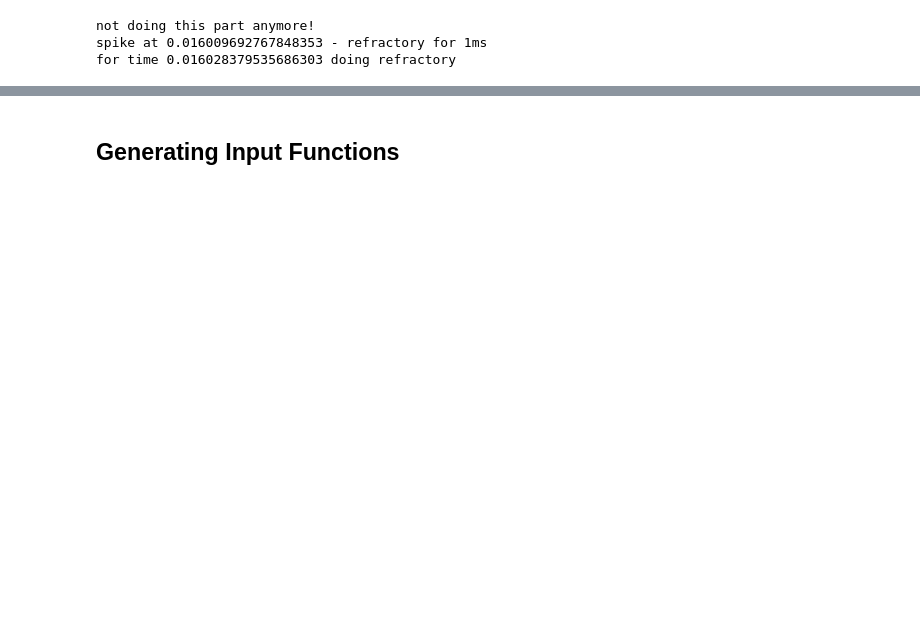
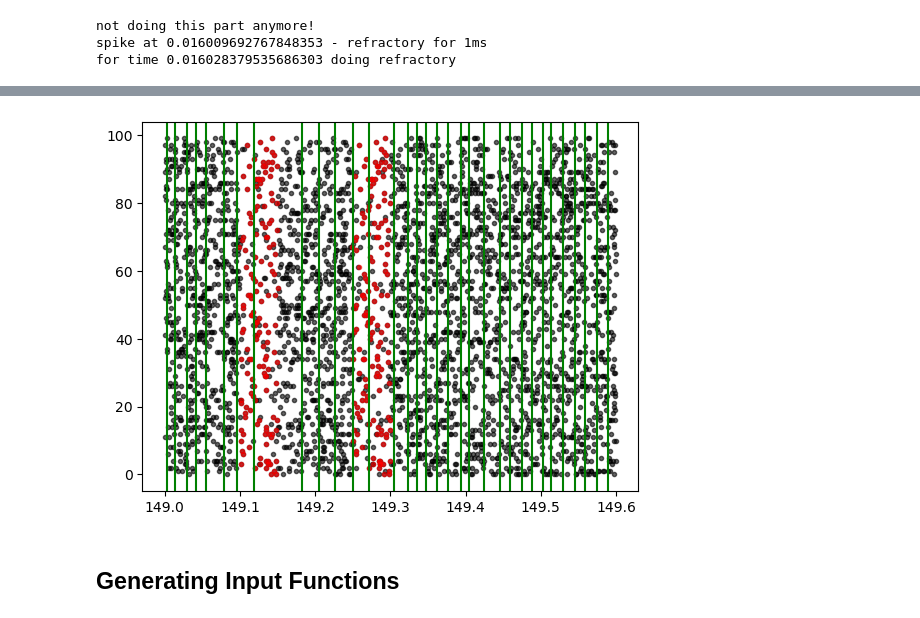
Before and after one commit to mehranfaraji/STDP-Finds-Start-of-Patterns, a Jupyter notebook: STDP-Finds-the-Start-of-Repeating-Patterns.ipynb, the cells around one changed output, grey strips where cells are left out. Saved outputs shown, nothing was run; the diff lists cells and outputs as text; code cells hidden in the pictures; blank space fills up the shorter version.

```diff
--- a/STDP-Finds-the-Start-of-Repeating-Patterns.ipynb
+++ b/STDP-Finds-the-Start-of-Repeating-Patterns.ipynb
@@ -271,5 +384,7 @@ def plot_input(times, indices, tstart, tend, times_pattern=None, indices_pattern
 # %%
-plot_input(times, indices, 449.0, 449.6, times_pattern, indices_pattern)
+plot_input(times, indices, 149, 149.6, times_pattern, indices_pattern)
+# %% [output]
+[figure, added]
 # %% [markdown]
 ## Generating Input Functions
 # %%
```
Also changed, not shown: parts of 24 cells of this notebook, 2 other files.
